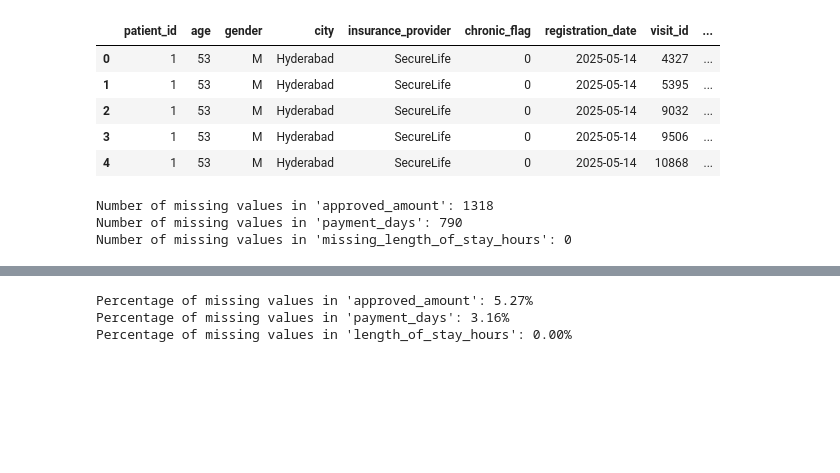
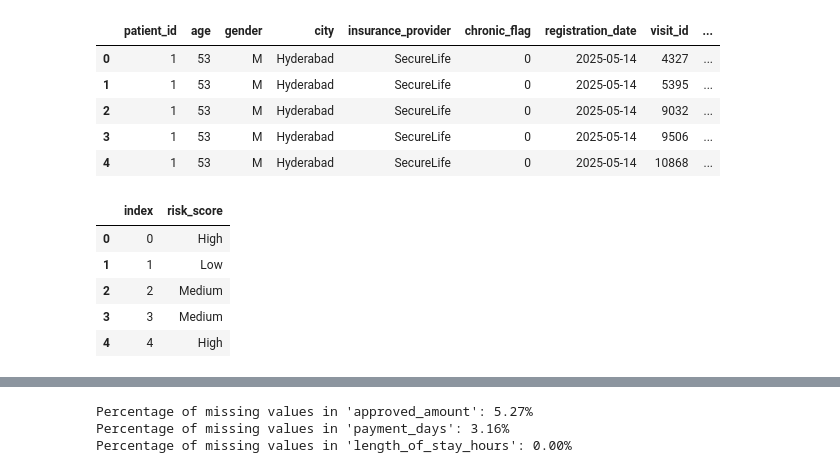
Before and after one commit to rahilkhan-acadmic/APAIML-GradedMiniProject, a Jupyter notebook: capstone/02_risk_model.ipynb, the cells around one changed output, grey strips where cells are left out. Saved outputs shown, nothing was run; the diff lists cells and outputs as text; code cells hidden in the pictures; blank space fills up the shorter version.

```diff
--- a/capstone/02_risk_model.ipynb
+++ b/capstone/02_risk_model.ipynb
@@ -58,16 +58,14 @@ df_merged.head()
 | 2 | 1 | 53 | M | Hyderabad | SecureLife | 0 | 2025-05-14 | 9032 | ... |
 | 3 | 1 | 53 | M | Hyderabad | SecureLife | 0 | 2025-05-14 | 9506 | ... |
 | 4 | 1 | 53 | M | Hyderabad | SecureLife | 0 | 2025-05-14 | 10868 | ... |
-# %%
-missing_approved_amount = df_merged['approved_amount'].isna().sum()
-print(f"Number of missing values in 'approved_amount': {missing_approved_amount}")
-
-missing_payment_days = df_merged['payment_days'].isna().sum()
-print(f"Number of missing values in 'payment_days': {missing_payment_days}")
-
-missing_length_of_stay_hours = df_merged['length_of_stay_hours'].isna().sum()
-print(f"Number of missing values in 'missing_length_of_stay_hours': {missing_length_of_stay_hours}")
-# %% [output]
-Number of missing values in 'approved_amount': 1318
-Number of missing values in 'payment_days': 790
-Number of missing values in 'missing_length_of_stay_hours': 0
+# %%
+# Define the target variable as risk_score.
+df_risk_score = df_merged[['risk_score']]
+display(df_risk_score.head().reset_index())
+# %% [output]
+|  | index | risk_score |
+| 0 | 0 | High |
+| 1 | 1 | Low |
+| 2 | 2 | Medium |
+| 3 | 3 | Medium |
+| 4 | 4 | High |
```
Also changed, not shown: parts of 2 cells of this notebook.
